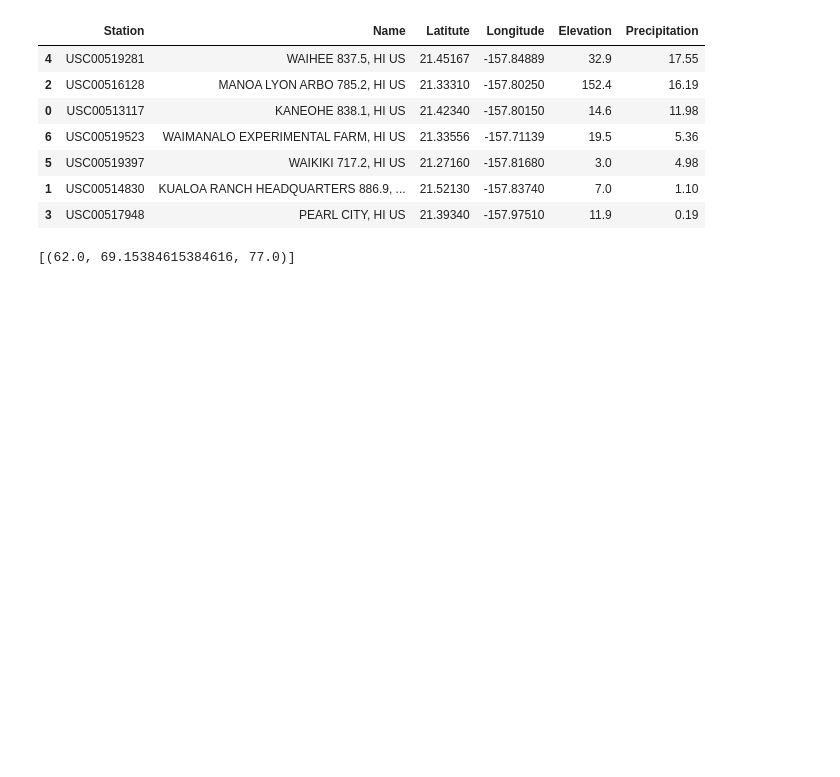
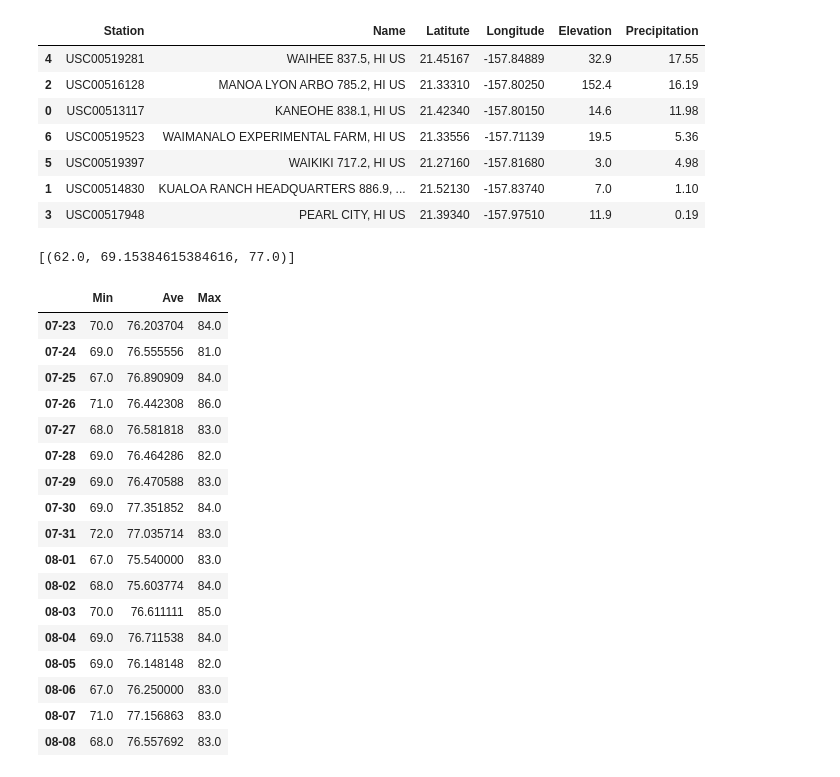
Before and after one commit to annmcnamara/sqlalchemy-challenge, a Jupyter notebook: climate_starter.ipynb, the cells around one changed output. Drawn from its saved outputs; the diff is of its cells as text; code cells hidden in the pictures; blank space fills up the shorter version.

```diff
--- a/climate_starter.ipynb
+++ b/climate_starter.ipynb
@@ -436,4 +434,26 @@ daily_normals("01-01")
 # %%
 # Load the previous query results into a Pandas DataFrame and add the `trip_dates` range as the `date` index
+trip_dates = pd.DataFrame(normals, columns = ['Min', 'Ave', 'Max'], index = dates_list)
+trip_dates
+#pd.DataFrame({'email':sf.index, 'list':sf.values}
+# %% [output]
+|  | Min | Ave | Max |
+| 07-23 | 70.0 | 76.203704 | 84.0 |
+| 07-24 | 69.0 | 76.555556 | 81.0 |
+| 07-25 | 67.0 | 76.890909 | 84.0 |
+| 07-26 | 71.0 | 76.442308 | 86.0 |
+| 07-27 | 68.0 | 76.581818 | 83.0 |
+| 07-28 | 69.0 | 76.464286 | 82.0 |
+| 07-29 | 69.0 | 76.470588 | 83.0 |
+| 07-30 | 69.0 | 77.351852 | 84.0 |
+| 07-31 | 72.0 | 77.035714 | 83.0 |
+| 08-01 | 67.0 | 75.540000 | 83.0 |
+| 08-02 | 68.0 | 75.603774 | 84.0 |
+| 08-03 | 70.0 | 76.611111 | 85.0 |
+| 08-04 | 69.0 | 76.711538 | 84.0 |
+| 08-05 | 69.0 | 76.148148 | 82.0 |
+| 08-06 | 67.0 | 76.250000 | 83.0 |
+| 08-07 | 71.0 | 77.156863 | 83.0 |
+| 08-08 | 68.0 | 76.557692 | 83.0 |
 # %%
 # Plot the daily normals as an area plot with `stacked=False`
```
Also changed, not shown: parts of 8 cells of this notebook.
